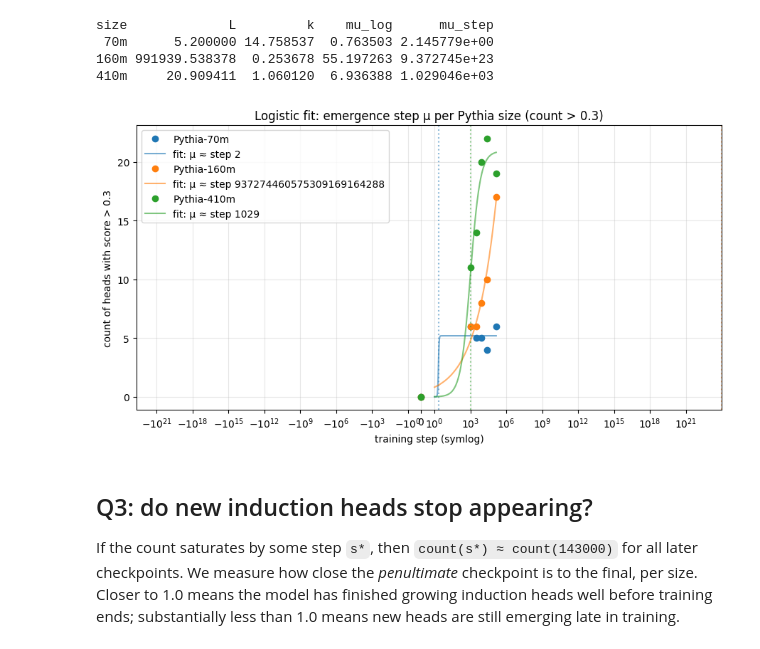
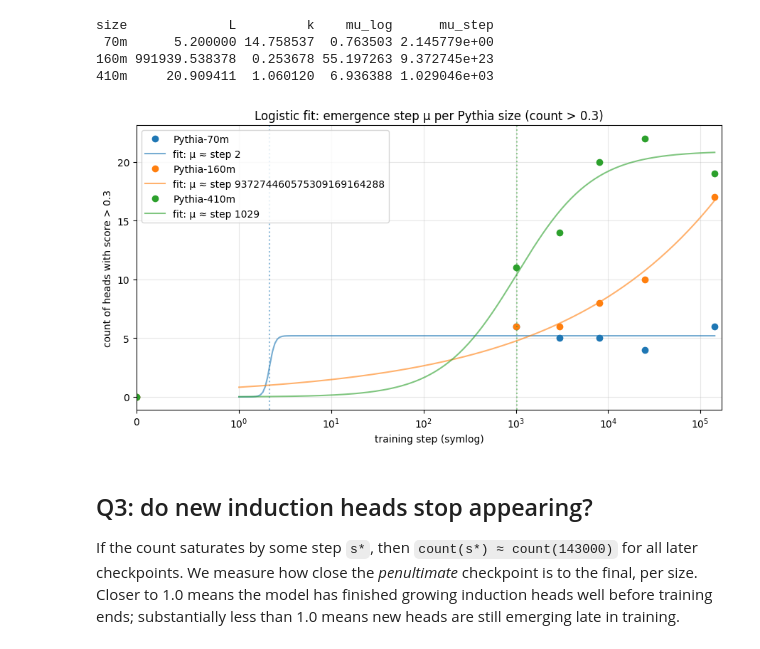
Before and after one commit to cam-berger/pythia-motif-emergence, a Jupyter notebook: notebooks/induction_emergence_exploration.ipynb, the cells around one changed output. Cells and saved outputs as stored; diff of their text form; code cells hidden in the pictures.

```diff
--- a/notebooks/induction_emergence_exploration.ipynb
+++ b/notebooks/induction_emergence_exploration.ipynb
@@ -246,29 +231,30 @@ size             L         k    mu_log      mu_step
 # %%
 fig, ax = plt.subplots(figsize=(9, 5))
 for size in SIZES:
     sub = counts[counts['size'] == size]
     ax.plot(sub['step'], sub['n_above_03'], 'o',
             color=size_color[size], label=f'Pythia-{size}')
     fit_row = fit_df[fit_df['size'] == size].iloc[0]
     if not np.isnan(fit_row['L']):
         log_grid = np.linspace(0, np.log(143000), 200)
         y_fit = logistic(log_grid, fit_row['L'], fit_row['k'],
                           fit_row['mu_log'])
         ax.plot(np.exp(log_grid), y_fit, '-',
                 color=size_color[size], alpha=0.6,
                 label=f'fit: μ ≈ step {fit_row["mu_step"]:.0f}')
         ax.axvline(fit_row['mu_step'], color=size_color[size],
                    linestyle=':', alpha=0.5)
 ax.set_xscale('symlog', linthresh=1)
 ax.set_xlabel('training step (symlog)')
+ax.set_xlim(0, 170000)
 ax.set_ylabel('count of heads with score > 0.3')
 ax.set_title('Logistic fit: emergence step μ per Pythia size (count > 0.3)')
 ax.legend()
 ax.grid(alpha=0.3)
 plt.tight_layout()
 plt.show()
 # %% [output]
-[figure, old version]
+[figure, new version]
 # %% [markdown]
 ## Q3: do new induction heads stop appearing?
 
```
Also changed, not shown: parts of 4 cells of this notebook, 3 other files.
